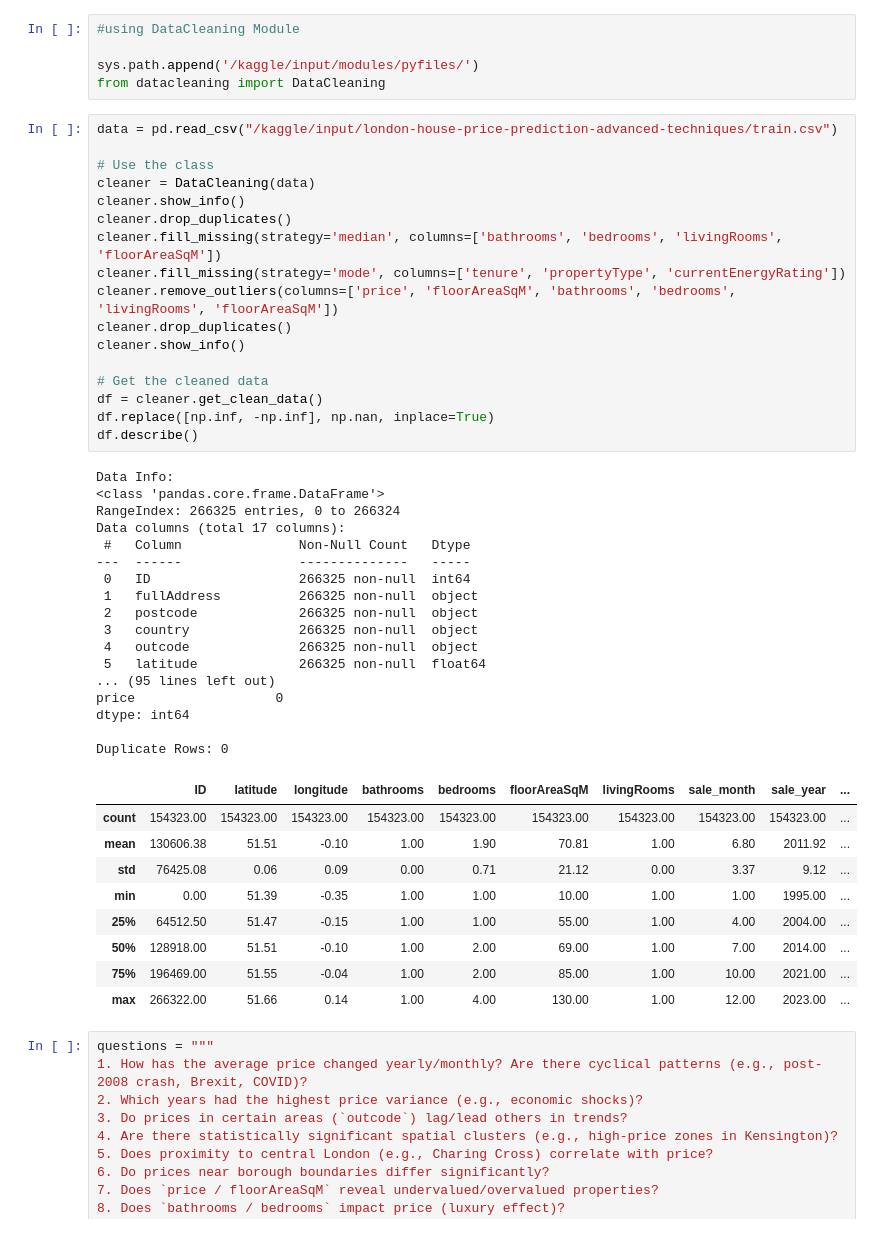
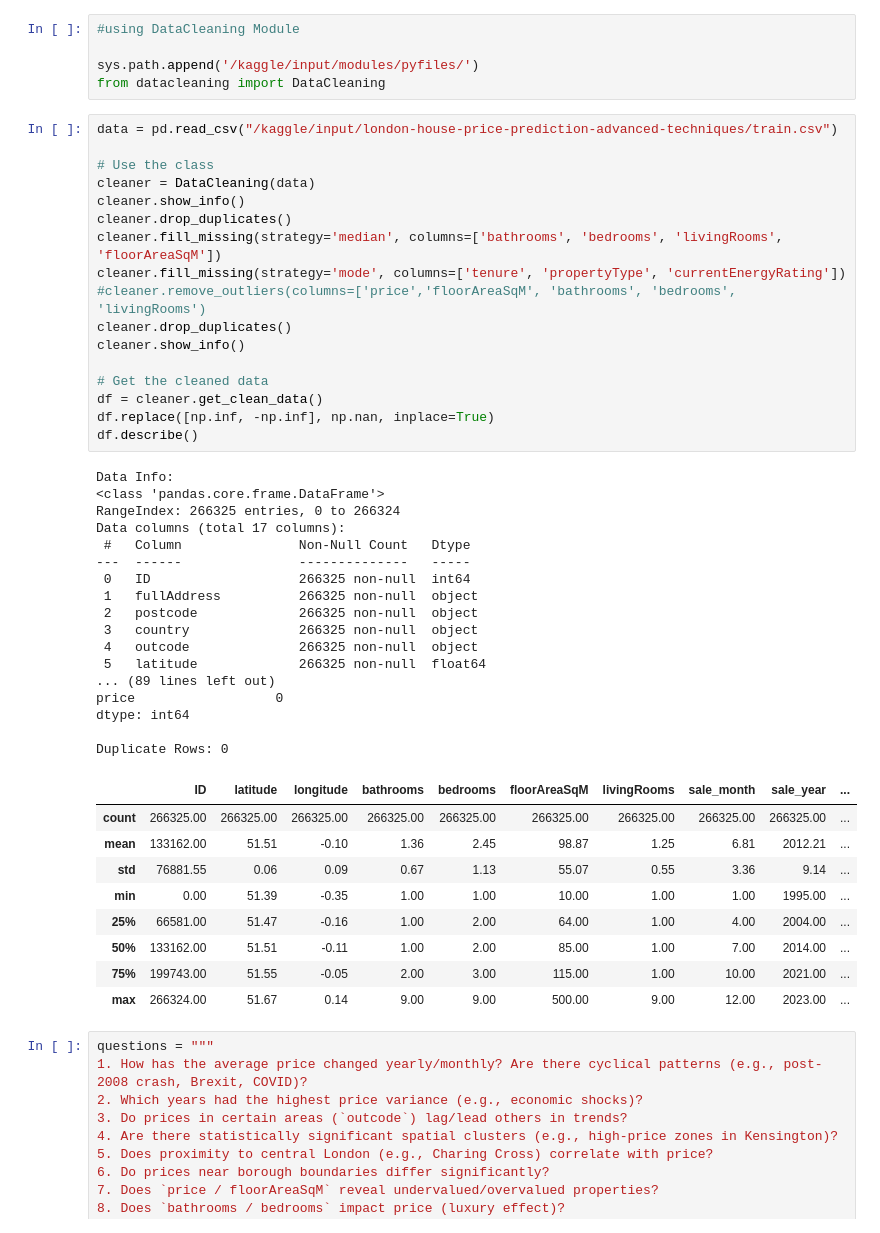
Before and after one commit to DHANP2510/DATA_SCIENCE_LR_LONDON_HOUSE_PRICE_PREDICTION, a Jupyter notebook: notebooks/02-eda.ipynb, the cells around one changed output. Cells and saved outputs as stored; diff of their text form.

```diff
--- a/notebooks/02-eda.ipynb
+++ b/notebooks/02-eda.ipynb
@@ -35,43 +38,43 @@ data = pd.read_csv("/kaggle/input/london-house-price-prediction-advanced-techniq
 cleaner = DataCleaning(data)
 cleaner.show_info()
 cleaner.drop_duplicates()
 cleaner.fill_missing(strategy='median', columns=['bathrooms', 'bedrooms', 'livingRooms', 'floorAreaSqM'])
 cleaner.fill_missing(strategy='mode', columns=['tenure', 'propertyType', 'currentEnergyRating'])
-cleaner.remove_outliers(columns=['price', 'floorAreaSqM', 'bathrooms', 'bedrooms', 'livingRooms', 'floorAreaSqM'])
+#cleaner.remove_outliers(columns=['price','floorAreaSqM', 'bathrooms', 'bedrooms', 'livingRooms')
 cleaner.drop_duplicates()
 cleaner.show_info()
 
 # Get the cleaned data
 df = cleaner.get_clean_data()
 df.replace([np.inf, -np.inf], np.nan, inplace=True)
 df.describe()
 # %% [output]
 Data Info:
 <class 'pandas.core.frame.DataFrame'>
 RangeIndex: 266325 entries, 0 to 266324
 Data columns (total 17 columns):
  #   Column               Non-Null Count   Dtype
 ---  ------               --------------   -----
  0   ID                   266325 non-null  int64
  1   fullAddress          266325 non-null  object
  2   postcode             266325 non-null  object
  3   country              266325 non-null  object
  4   outcode              266325 non-null  object
  5   latitude             266325 non-null  float64
-... (95 lines left out)
+... (89 lines left out)
 price                  0
 dtype: int64
 
 Duplicate Rows: 0
 |  | ID | latitude | longitude | bathrooms | bedrooms | floorAreaSqM | livingRooms | sale_month | sale_year | ... |
-| count | 154323.00 | 154323.00 | 154323.00 | 154323.00 | 154323.00 | 154323.00 | 154323.00 | 154323.00 | 154323.00 | ... |
-| mean | 130606.38 | 51.51 | -0.10 | 1.00 | 1.90 | 70.81 | 1.00 | 6.80 | 2011.92 | ... |
-| std | 76425.08 | 0.06 | 0.09 | 0.00 | 0.71 | 21.12 | 0.00 | 3.37 | 9.12 | ... |
+| count | 266325.00 | 266325.00 | 266325.00 | 266325.00 | 266325.00 | 266325.00 | 266325.00 | 266325.00 | 266325.00 | ... |
+| mean | 133162.00 | 51.51 | -0.10 | 1.36 | 2.45 | 98.87 | 1.25 | 6.81 | 2012.21 | ... |
+| std | 76881.55 | 0.06 | 0.09 | 0.67 | 1.13 | 55.07 | 0.55 | 3.36 | 9.14 | ... |
 | min | 0.00 | 51.39 | -0.35 | 1.00 | 1.00 | 10.00 | 1.00 | 1.00 | 1995.00 | ... |
-| 25% | 64512.50 | 51.47 | -0.15 | 1.00 | 1.00 | 55.00 | 1.00 | 4.00 | 2004.00 | ... |
-| 50% | 128918.00 | 51.51 | -0.10 | 1.00 | 2.00 | 69.00 | 1.00 | 7.00 | 2014.00 | ... |
-| 75% | 196469.00 | 51.55 | -0.04 | 1.00 | 2.00 | 85.00 | 1.00 | 10.00 | 2021.00 | ... |
-| max | 266322.00 | 51.66 | 0.14 | 1.00 | 4.00 | 130.00 | 1.00 | 12.00 | 2023.00 | ... |
+| 25% | 66581.00 | 51.47 | -0.16 | 1.00 | 2.00 | 64.00 | 1.00 | 4.00 | 2004.00 | ... |
+| 50% | 133162.00 | 51.51 | -0.11 | 1.00 | 2.00 | 85.00 | 1.00 | 7.00 | 2014.00 | ... |
+| 75% | 199743.00 | 51.55 | -0.05 | 2.00 | 3.00 | 115.00 | 1.00 | 10.00 | 2021.00 | ... |
+| max | 266324.00 | 51.67 | 0.14 | 9.00 | 9.00 | 500.00 | 9.00 | 12.00 | 2023.00 | ... |
 # %%
 questions = """
 1. How has the average price changed yearly/monthly? Are there cyclical patterns (e.g., post-2008 crash, Brexit, COVID)?
```
Also changed, not shown: parts of 6 cells of this notebook.
